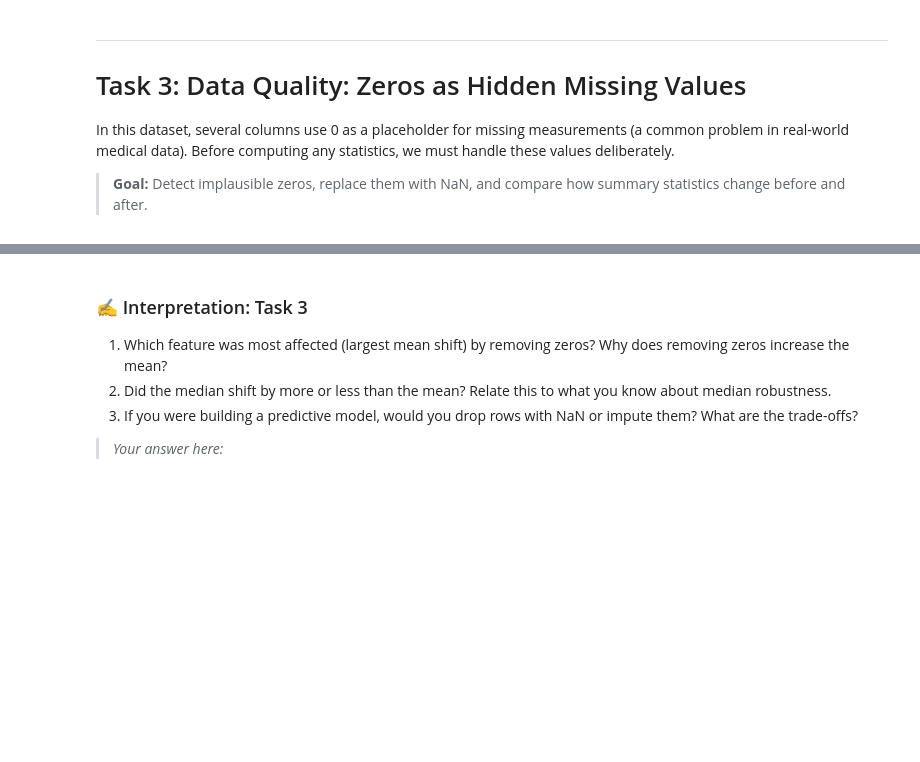
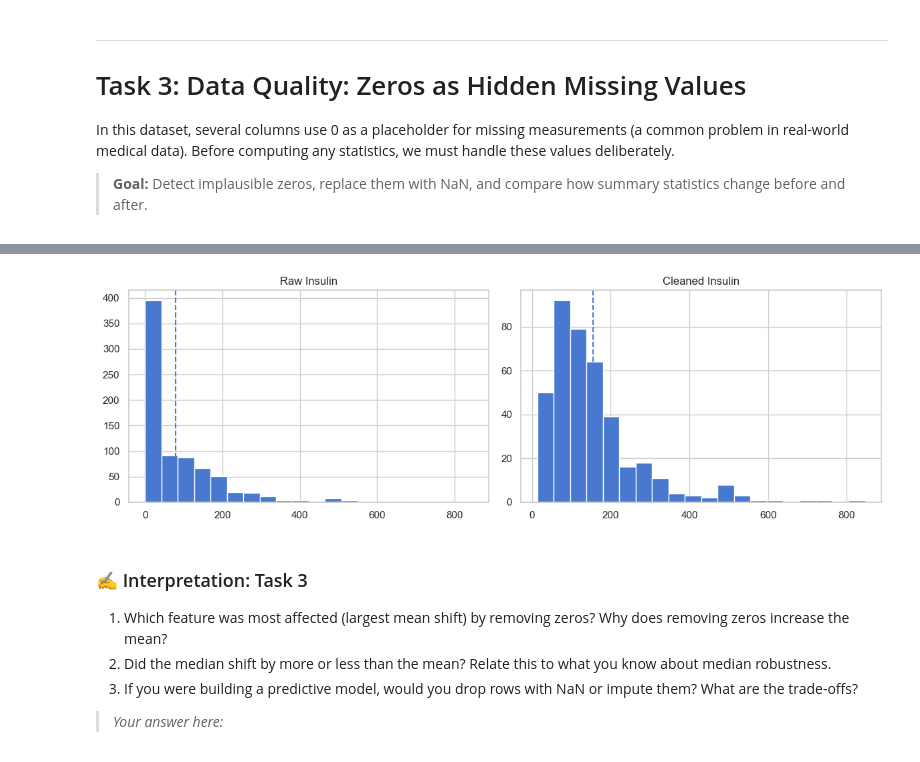
Before and after one commit to fredizenn/Statistics-and-Machine-Learning, a Jupyter notebook: Week-1/Lab-Assignments/module_a.ipynb, the cells around one changed output, grey strips where cells are left out. Drawn from its saved outputs; the diff is of its cells as text; code cells hidden in the pictures; blank space fills up the shorter version.

```diff
--- a/Week-1/Lab-Assignments/module_a.ipynb
+++ b/Week-1/Lab-Assignments/module_a.ipynb
@@ -240,3 +244,9 @@ plt.show()
 # YOUR CODE HERE
 # df_clean = df_raw.copy()
 # df_clean[SUSPECT_COLS] = ...
+
+df_clean = df_raw.copy()
+
+df_clean[SUSPECT_COLS] = df_clean[SUSPECT_COLS].replace(0, np.nan)
+
+print(df_clean[SUSPECT_COLS].isna().sum())
@@ -250,10 +286,25 @@ plt.show()
 # %%
 # TODO: Plot side-by-side histograms for 'Insulin':
 # Left panel = raw (including zeros), Right panel = cleaned (zeros removed).
 # Add a vertical line for the mean on each panel.
 # Use plt.subplots(1, 2, figsize=(12, 4)).
 
 # YOUR CODE HERE
+
+fig, axes = plt.subplots(1, 2, figsize=(12, 4))
+
+axes[0].hist(df_raw['Insulin'], bins=20)
+axes[0].axvline(df_raw['Insulin'].mean(), linestyle='--')
+axes[0].set_title('Raw Insulin')
+
+axes[1].hist(df_clean['Insulin'].dropna(), bins=20)
+axes[1].axvline(df_clean['Insulin'].mean(), linestyle='--')
+axes[1].set_title('Cleaned Insulin')
+
+plt.tight_layout()
+plt.show()
+# %% [output]
+[figure, added]
 # %% [markdown]
 ### ✍️ Interpretation: Task 3
 
```
Also changed, not shown: parts of 6 cells of this notebook.
